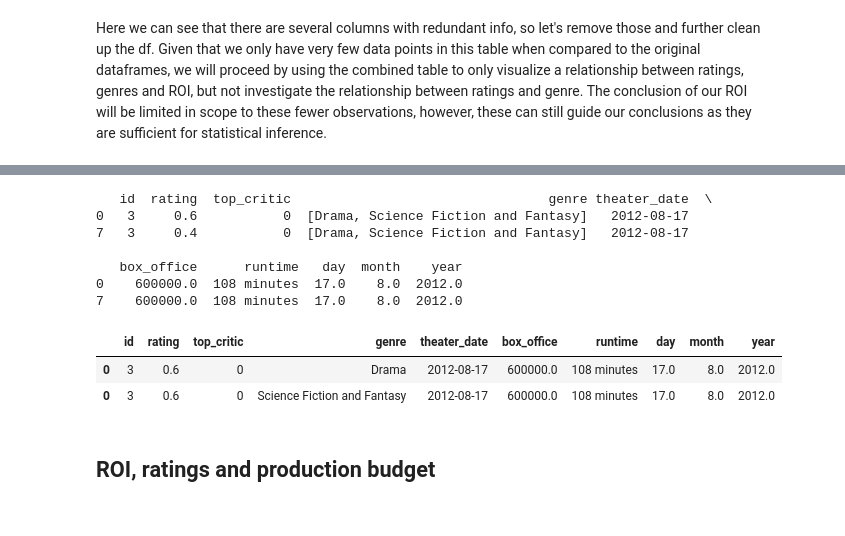
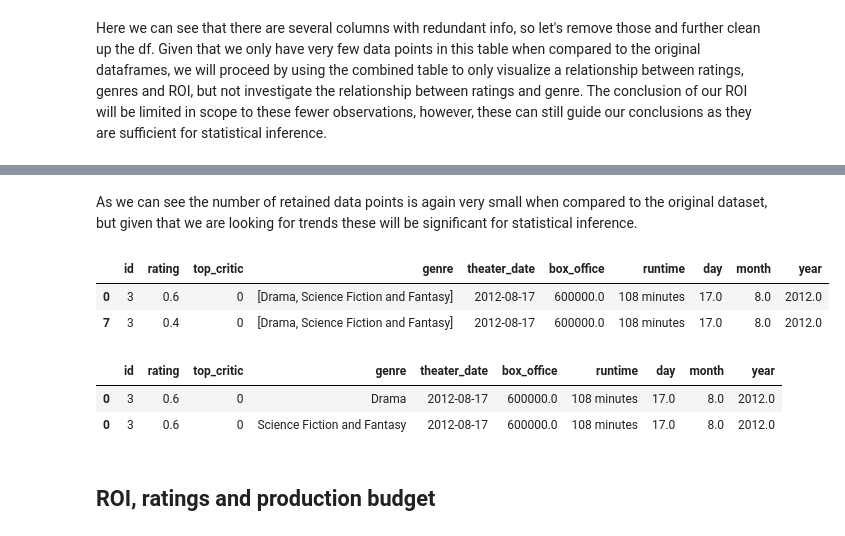
Before and after one commit to EdAlexc/dsc-mod-1-project-v2-1-online-ds-sp-000, a Jupyter notebook: student.ipynb, the cells around one changed output, grey strips where cells are left out. Saved outputs shown, nothing was run; the diff lists cells and outputs as text; code cells hidden in the pictures.

```diff
--- a/student.ipynb
+++ b/student.ipynb
@@ -662,9 +668,9 @@ for row in df_rt_reviews["rating"]:
         eval(row)
     except Exception:
         to_del.append(row)
-    else:
-        df_rt_reviews["rating"].iloc[i] = (eval(row))
-        i+=1
+#     else:
+#         df_rt_reviews["rating"].iloc[i] = (eval(row))
+#         i+=1
 
 # Dedup list of items to del from column
 for value in to_del:
@@ -678,2 +679,8 @@ See the caveats in the documentation: http://pandas.pydata.org/pandas-docs/stabl
 # %%
 df_rt_reviews = df_rt_reviews[~df_rt_reviews['rating'].isin(to_del_dedup)]
+# %%
+i = 0
+
+for row in df_rt_reviews["rating"]:
+    df_rt_reviews["rating"].iloc[i] = (eval(row))
+    i+=1
@@ -841,25 +910,24 @@ df_imbd_fin_expanded.head(2)
+# %% [markdown]
+As we can see the number of retained data points is again very small when compared to the original dataset, but given that we are looking for trends these will be significant for statistical inference.
 # %%
 # Join Rotten Tomatoes tables, fanout is not much of an issure since we will be calculating medians or
 # doing clustering analyses
 
 df_rt_full = df_rt_reviews.join(df_rt_movie_info.set_index('id'), on='id', how='inner')
 
-print(df_rt_full.head(2))
-
 df_rt_full_expanded = df_rt_reviews.join(df_rt_movie_info_expanded.set_index('id'), on='id', how='inner')
 
-df_rt_full_expanded.head(2)
+df_rt_full.head(2)
 # %% [output]
-   id  rating  top_critic                                 genre theater_date  \
-0   3     0.6           0  [Drama, Science Fiction and Fantasy]   2012-08-17
-7   3     0.4           0  [Drama, Science Fiction and Fantasy]   2012-08-17
-
-   box_office      runtime   day  month    year
-0    600000.0  108 minutes  17.0    8.0  2012.0
-7    600000.0  108 minutes  17.0    8.0  2012.0
 |  | id | rating | top_critic | genre | theater_date | box_office | runtime | day | month | year |
-| 0 | 3 | 0.6 | 0 | Drama | 2012-08-17 | 600000.0 | 108 minutes | 17.0 | 8.0 | 2012.0 |
-| 0 | 3 | 0.6 | 0 | Science Fiction and Fantasy | 2012-08-17 | 600000.0 | 108 minutes | 17.0 | 8.0 | 2012.0 |
+| 0 | 3 | 0.6 | 0 | [Drama, Science Fiction and Fantasy] | 2012-08-17 | 600000.0 | 108 minutes | 17.0 | 8.0 | 2012.0 |
+| 7 | 3 | 0.4 | 0 | [Drama, Science Fiction and Fantasy] | 2012-08-17 | 600000.0 | 108 minutes | 17.0 | 8.0 | 2012.0 |
+# %%
+df_rt_full_expanded.head(2)
+# %% [output]
+|  | id | rating | top_critic | genre | theater_date | box_office | runtime | day | month | year |
+| 0 | 3 | 0.6 | 0 | Drama | 2012-08-17 | 600000.0 | 108 minutes | 17.0 | 8.0 | 2012.0 |
+| 0 | 3 | 0.6 | 0 | Science Fiction and Fantasy | 2012-08-17 | 600000.0 | 108 minutes | 17.0 | 8.0 | 2012.0 |
 # %% [markdown]
 <a id="Rrpb"></a>
 ## ROI, ratings and production budget
```
Also changed, not shown: parts of 64 cells of this notebook, 2 other files.
